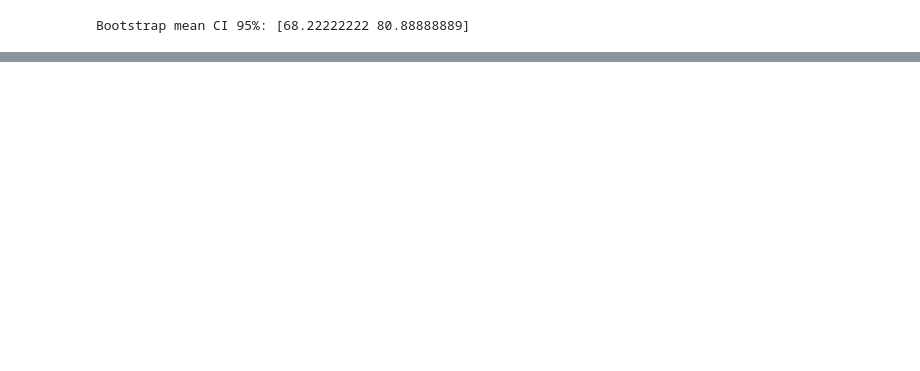
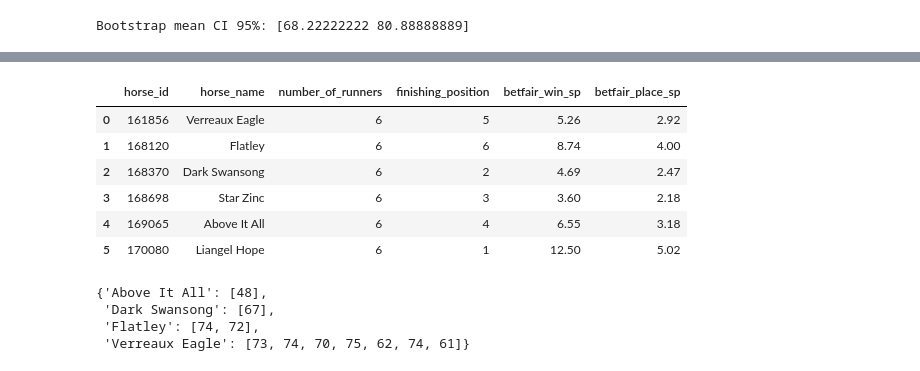
Before and after one commit to twattley/racing-api-project, a Jupyter notebook: notebooks/hack.ipynb, the cells around one changed output, grey strips where cells are left out. Cells and saved outputs as stored; diff of their text form; code cells hidden in the pictures; blank space fills up the shorter version.

```diff
--- a/notebooks/hack.ipynb
+++ b/notebooks/hack.ipynb
@@ -40,0 +212,12 @@ Bootstrap mean CI 95%: [68.22222222 80.88888889]
+# %%
+td = pg.fetch_data(f"""
+                SELECT
+                    horse_id,
+                    horse_name,
+                    number_of_runners,
+                    finishing_position,
+                    betfair_win_sp,
+                    betfair_place_sp
+                FROM public.unioned_results_data
+                WHERE race_id = {race_id};
+                """)
@@ -40,0 +244,17 @@ Bootstrap mean CI 95%: [68.22222222 80.88888889]
+# %%
+td
+# %% [output]
+|  | horse_id | horse_name | number_of_runners | finishing_position | betfair_win_sp | betfair_place_sp |
+| 0 | 161856 | Verreaux Eagle | 6 | 5 | 5.26 | 2.92 |
+| 1 | 168120 | Flatley | 6 | 6 | 8.74 | 4.00 |
+| 2 | 168370 | Dark Swansong | 6 | 2 | 4.69 | 2.47 |
+| 3 | 168698 | Star Zinc | 6 | 3 | 3.60 | 2.18 |
+| 4 | 169065 | Above It All | 6 | 4 | 6.55 | 3.18 |
+| 5 | 170080 | Liangel Hope | 6 | 1 | 12.50 | 5.02 |
+# %%
+two_y_ratings
+# %% [output]
+{'Above It All': [48],
+ 'Dark Swansong': [67],
+ 'Flatley': [74, 72],
+ 'Verreaux Eagle': [73, 74, 70, 75, 62, 74, 61]}
```
Also changed, not shown: parts of 10 cells of this notebook, 3 other files.
